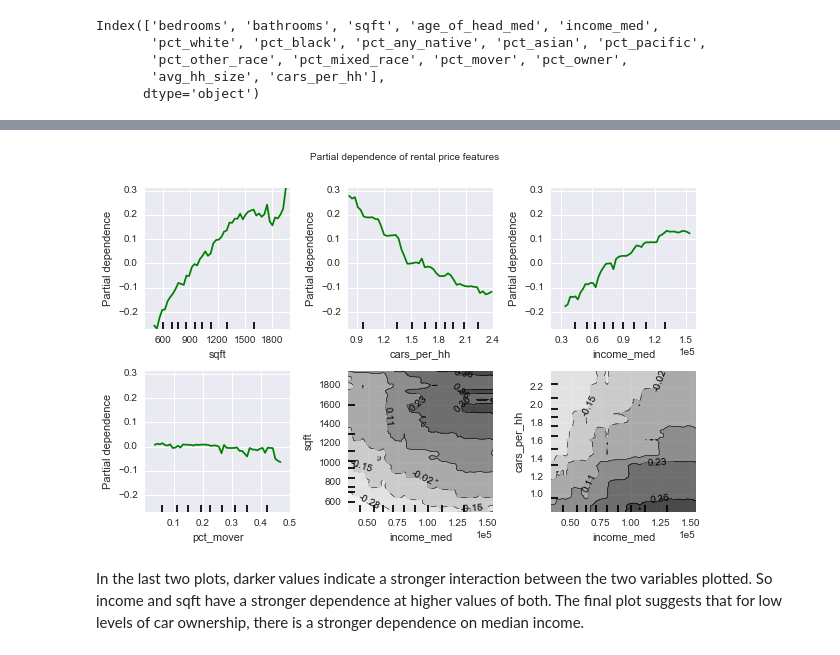
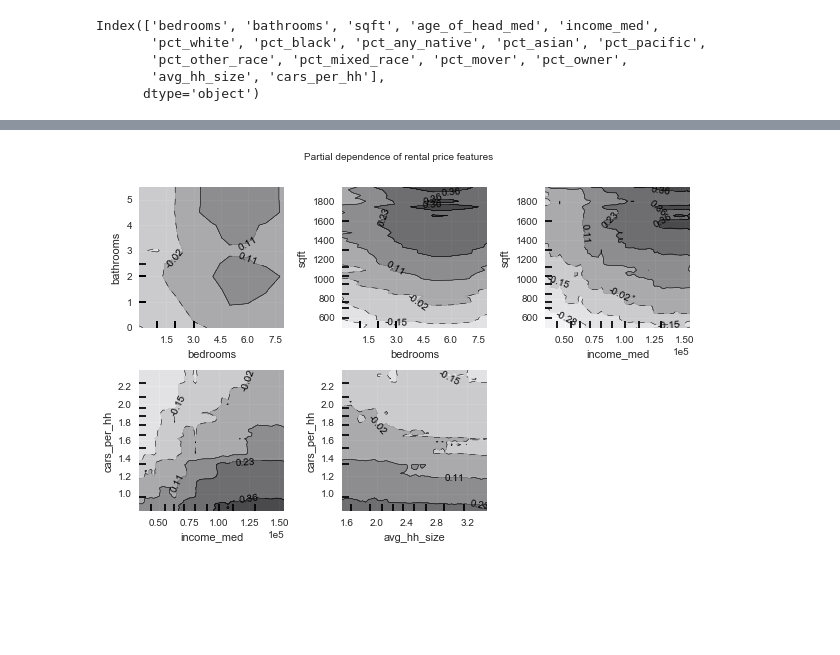
Before and after one commit to lrayle/rental-listings-census, a Jupyter notebook: src/rental_listings_modeling.ipynb, the cells around one changed output, grey strips where cells are left out. Saved outputs shown, nothing was run; the diff lists cells and outputs as text; code cells hidden in the pictures; blank space fills up the shorter version.

```diff
--- a/src/rental_listings_modeling.ipynb
+++ b/src/rental_listings_modeling.ipynb
@@ -675,11 +684,9 @@ Index(['bedrooms', 'bathrooms', 'sqft', 'age_of_head_med', 'income_med',
 # %%
-features = [2, 15, 4, 12,(4,2), (4,15)]
+features = [(0,1),(0,2),(4,2), (4,15),(14,15)]
 names = df_X.columns
 fig, axs = plot_partial_dependence(grad_boost, df_X, features,feature_names=names, grid_resolution=50, figsize = (9,6))
 fig.suptitle('Partial dependence of rental price features')
 plt.subplots_adjust(top=0.9)  # tight_layout causes overlap with suptitle
 plt.show()
 # %% [output]
-[figure, old version]
+[figure, new version]
-# %% [markdown]
-In the last two plots, darker values indicate a stronger interaction between the two variables plotted. So income and sqft have a stronger dependence at higher values of both. The final plot suggests that for low levels of car ownership, there is a stronger dependence on median income.
```
Also changed, not shown: parts of 9 cells of this notebook, 1 other file.
